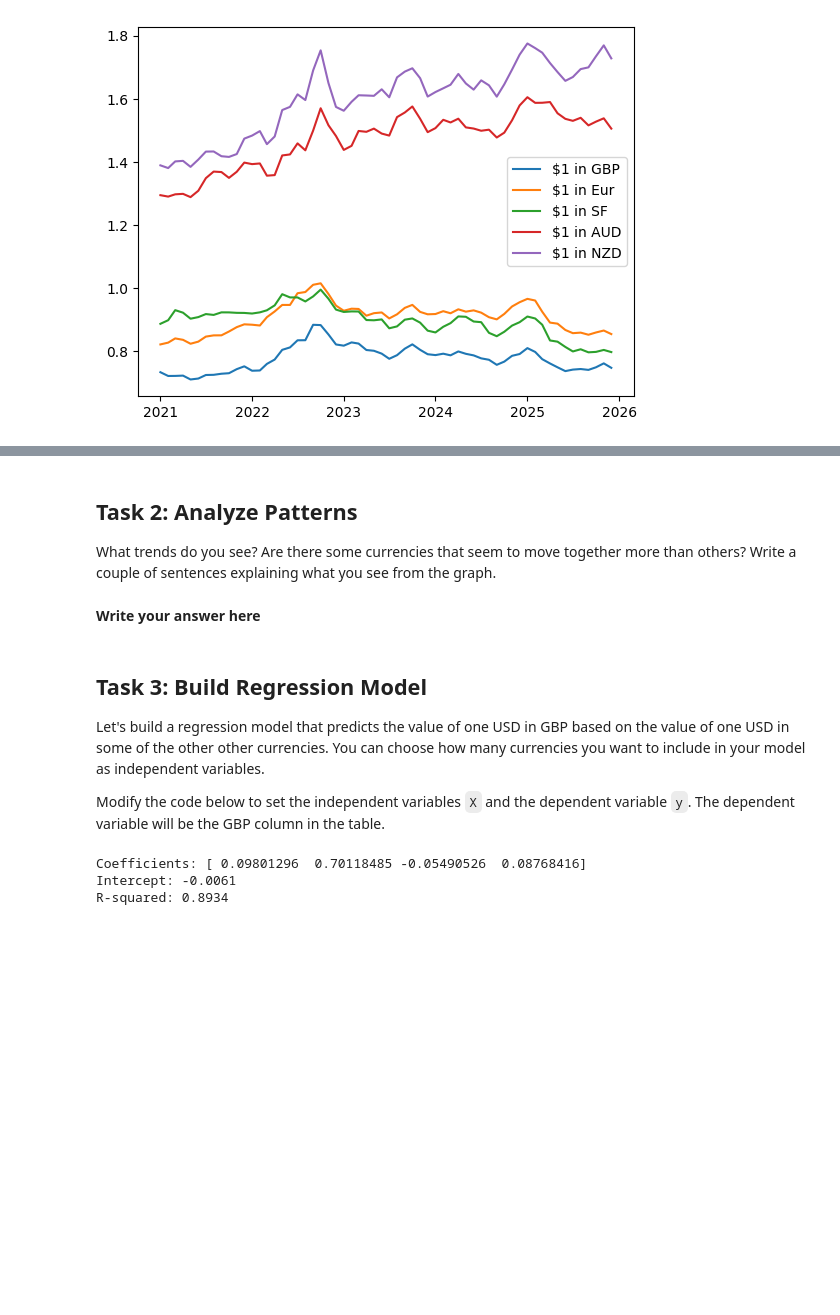
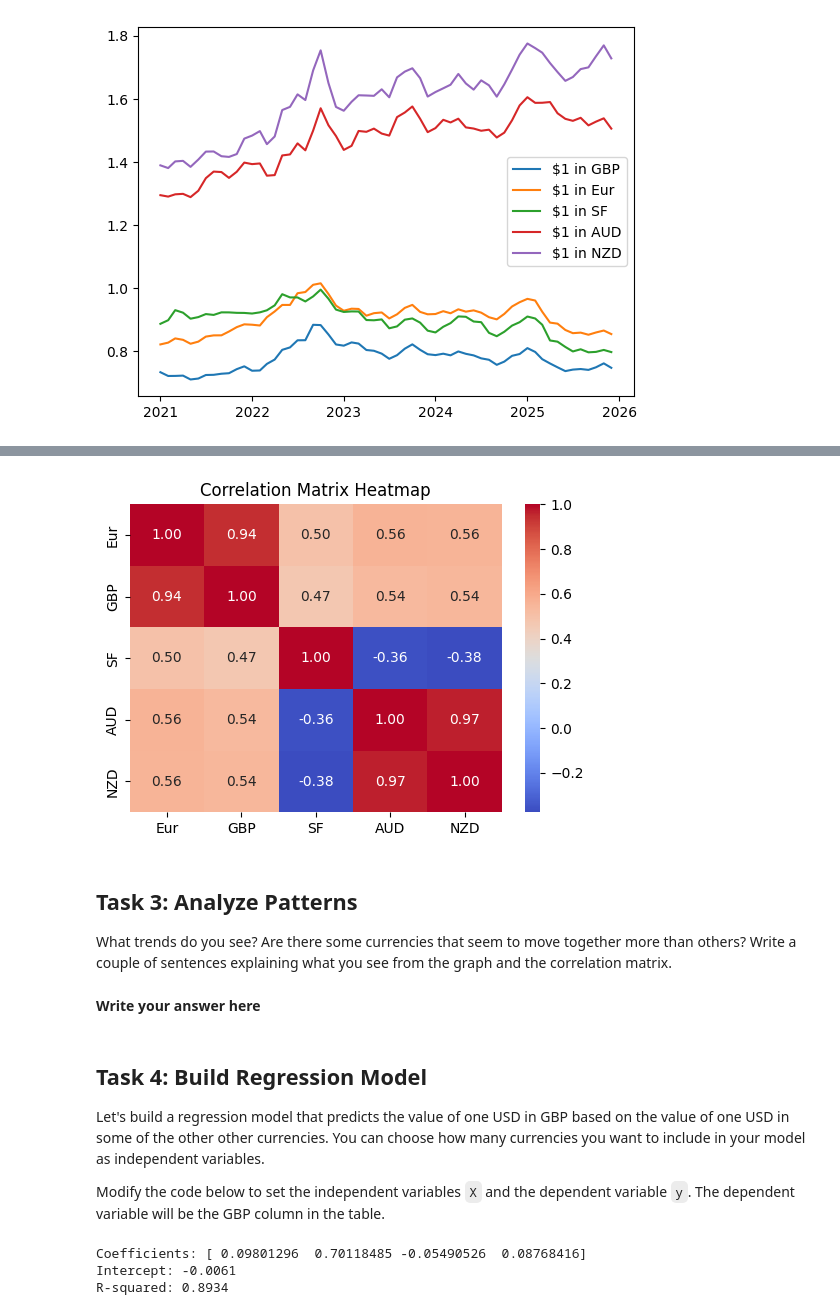
Before and after one commit to guyfrancis/dat1001, a Jupyter notebook: USD_GBP_Regression_Model_Answers.ipynb, the cells around one changed output, grey strips where cells are left out. Saved outputs shown, nothing was run; the diff lists cells and outputs as text; code cells hidden in the pictures; blank space fills up the shorter version.

Commit message:
Regression Edits

```diff
--- a/USD_GBP_Regression_Model_Answers.ipynb
+++ b/USD_GBP_Regression_Model_Answers.ipynb
@@ -52,11 +57,22 @@ plt.show()
+# %%
+# Calculate the matrix of pairwise correlations for the currencies
+correlation_matrix = currency.iloc[:, 1:6].corr()
+
+# Visualize the correlation matrix using a heatmap
+plt.figure(figsize=(6, 4))
+seaborn.heatmap(correlation_matrix, annot=True, cmap='coolwarm', fmt=".2f")
+plt.title("Correlation Matrix Heatmap")
+plt.show()
+# %% [output]
+[figure, added]
 # %% [markdown]
-## Task 2: Analyze Patterns
+## Task 3: Analyze Patterns
 
-What trends do you see? Are there some currencies that seem to move together more than others? Write a couple of sentences explaining what you see from the graph.
+What trends do you see? Are there some currencies that seem to move together more than others? Write a couple of sentences explaining what you see from the graph and the correlation matrix.
 # %% [markdown]
 **Write your answer here**
 # %% [markdown]
-## Task 3: Build Regression Model
+## Task 4: Build Regression Model
 
 Let's build a regression model that predicts the value of one USD in GBP based on the value of one USD in some of the other other currencies. You can choose how many currencies you want to include in your model as independent variables.
 
```
Also changed, not shown: parts of 11 cells of this notebook, 2 other files.
